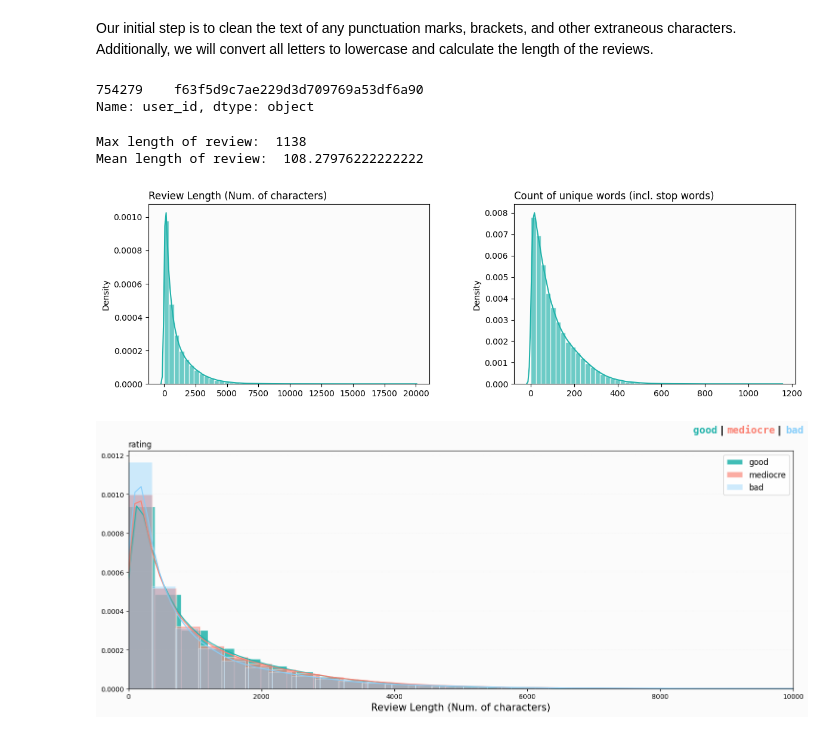
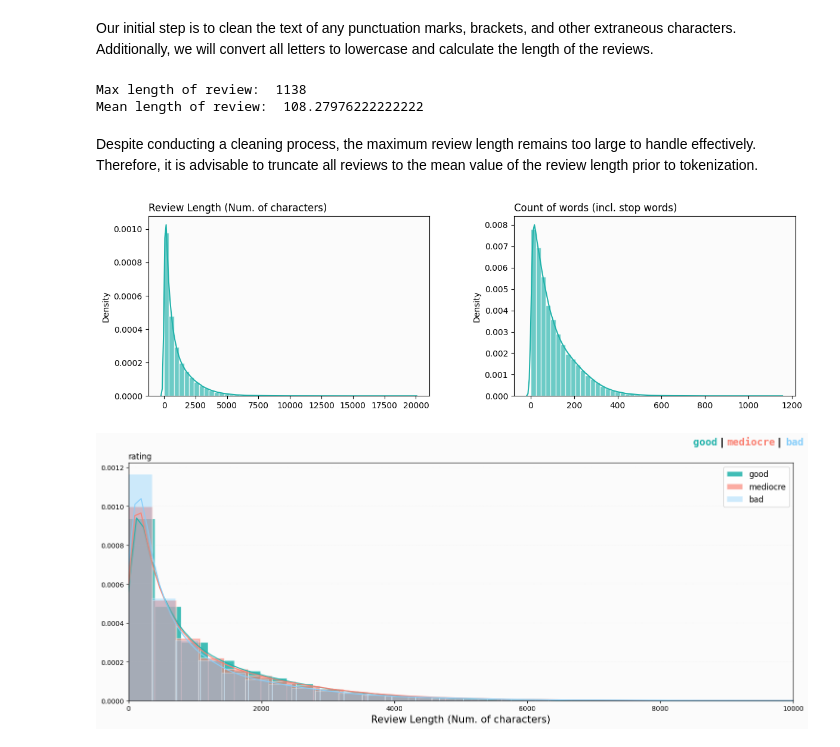
Before and after one commit to lozben/Goodreads, a Jupyter notebook: EDA_goodreads_review.ipynb, the cells around one changed output. Drawn from its saved outputs; the diff is of its cells as text; code cells hidden in the pictures.

```diff
--- a/EDA_goodreads_review.ipynb
+++ b/EDA_goodreads_review.ipynb
@@ -274,6 +274 @@ train_data['essay_len'] = train_data['review_text'].apply(lambda x: len(x))
-# %%
-train_data.loc[train_data['essay_len'] == train_data['essay_len'].max()].user_id
-# %% [output]
-754279    f63f5d9c7ae229d3d709769a53df6a90
-Name: user_id, dtype: object
 # %%
@@ -282,28 +277,30 @@ print('Mean length of review: ', train_data.unique_words.mean())
 # %% [output]
 Max length of review:  1138
 Mean length of review:  108.27976222222222
+# %% [markdown]
+Despite conducting a cleaning process, the maximum review length remains too large to handle effectively. Therefore, it is advisable to truncate all reviews to the mean value of the review length prior to tokenization.
 # %%
 fig, axs = plt.subplots(1, 2, figsize=(14, 4), dpi=100)
 captions = ['Review Length (Num. of characters)',
-            'Count of unique words (incl. stop words)']
-for i, c in enumerate(['essay_len', 'unique_words']):
+            'Count of words (incl. stop words)']
+for i, c in enumerate(['essay_len', 'num_words']):
     ax = axs[i]
     sns.distplot(train_data[c],color='lightseagreen',
                  hist_kws=dict(edgecolor="white", linewidth=1,alpha=0.65),
                  ax=ax)
     ax.grid(visible=False)
 
     #ax.set_ylabel(data.name)
     #ax.set_yticks([])
     ax.set_xlabel('')
     ax.set_title(captions[i], fontsize=12, loc='left')
 
     ax.set_facecolor(background_color)
 
 plt.subplots_adjust(left=None, bottom=None, right=None, top=None, wspace=0.3, hspace=None) # useful for adjusting space between subplots
 plt.show()
 # %% [output]
-[figure, old version]
+[figure, new version]
 # %%
 target_cols = ['rating']
 for c in target_cols:
```
Also changed, not shown: parts of 3 cells of this notebook.
